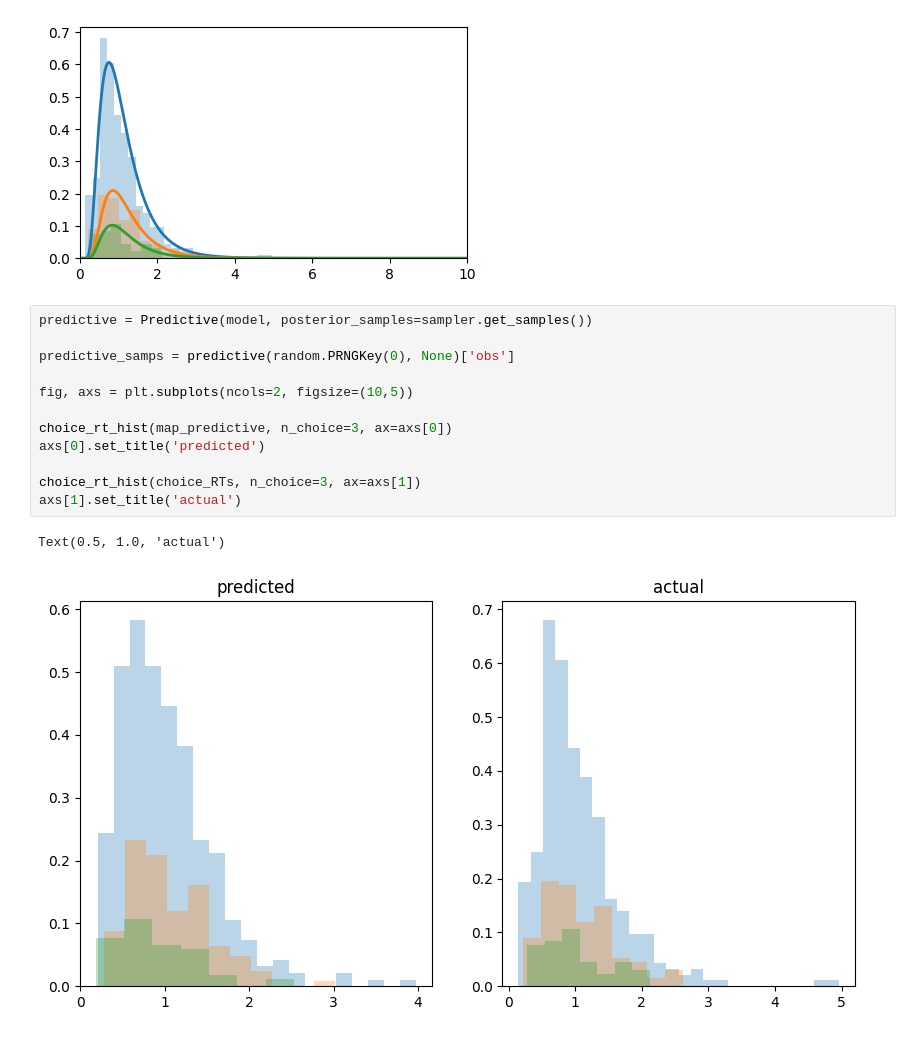
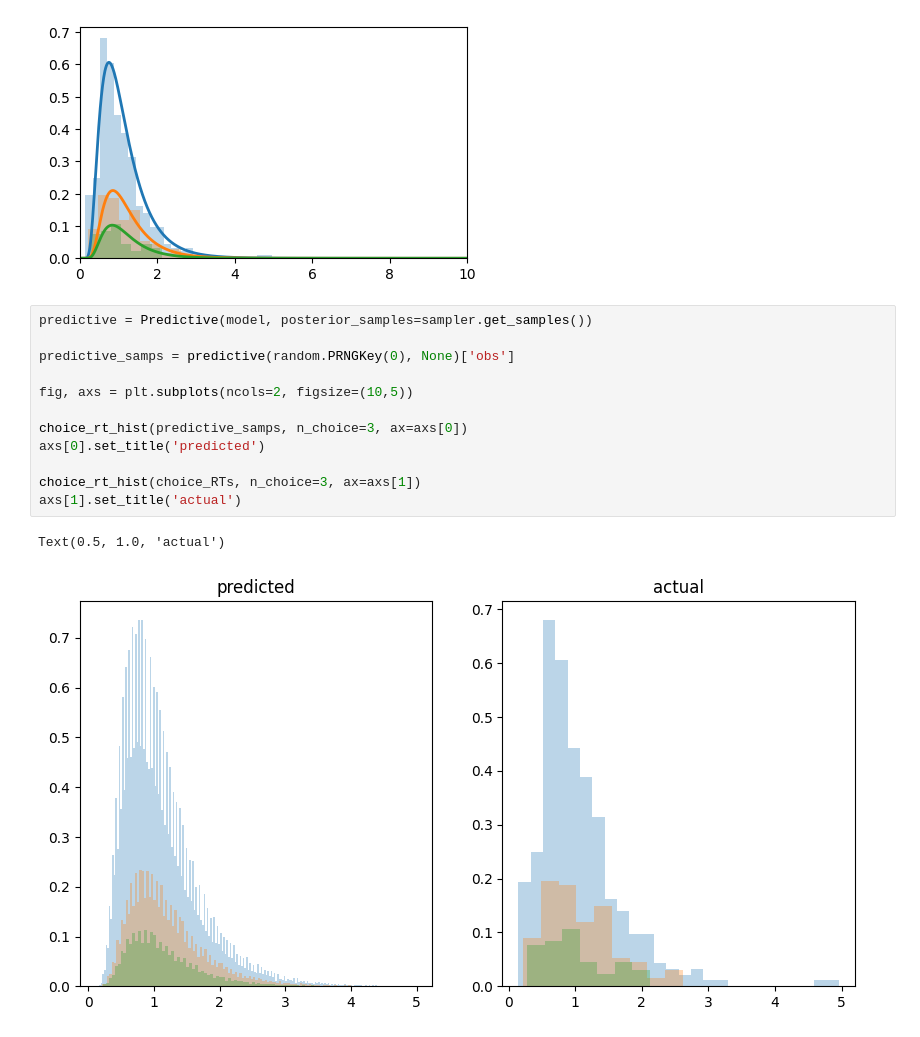
Before and after one commit to compmem/cognax, a Jupyter notebook: examples/fit_trdm.ipynb, the cells around one changed output. Drawn from its saved outputs; the diff is of its cells as text.

```diff
--- a/examples/fit_trdm.ipynb
+++ b/examples/fit_trdm.ipynb
@@ -137,15 +137,15 @@ Text(0.5, 1.0, 'best fit params vs. real data')
 # %%
 predictive = Predictive(model, posterior_samples=sampler.get_samples())
 
 predictive_samps = predictive(random.PRNGKey(0), None)['obs']
 
 fig, axs = plt.subplots(ncols=2, figsize=(10,5))
 
-choice_rt_hist(map_predictive, n_choice=3, ax=axs[0])
+choice_rt_hist(predictive_samps, n_choice=3, ax=axs[0])
 axs[0].set_title('predicted')
 
 choice_rt_hist(choice_RTs, n_choice=3, ax=axs[1])
 axs[1].set_title('actual')
 # %% [output]
 Text(0.5, 1.0, 'actual')
-[figure, old version]
+[figure, new version]
```
Also changed, not shown: parts of 1 cell of this notebook, 1 other file.
